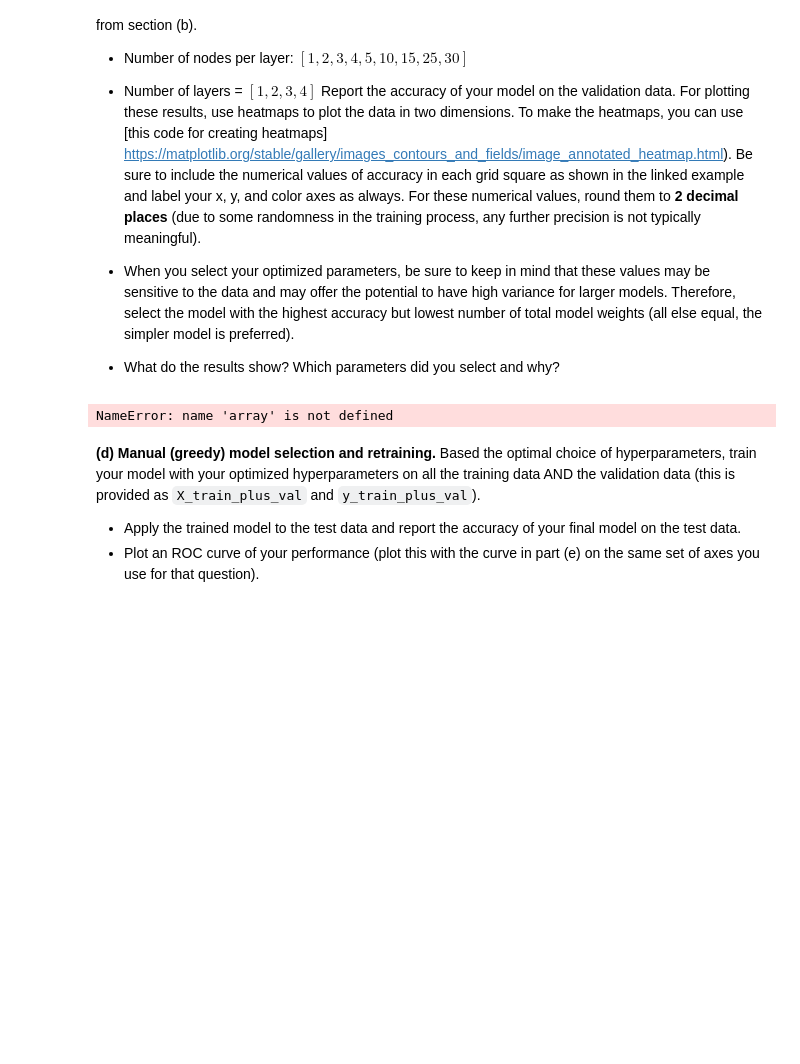
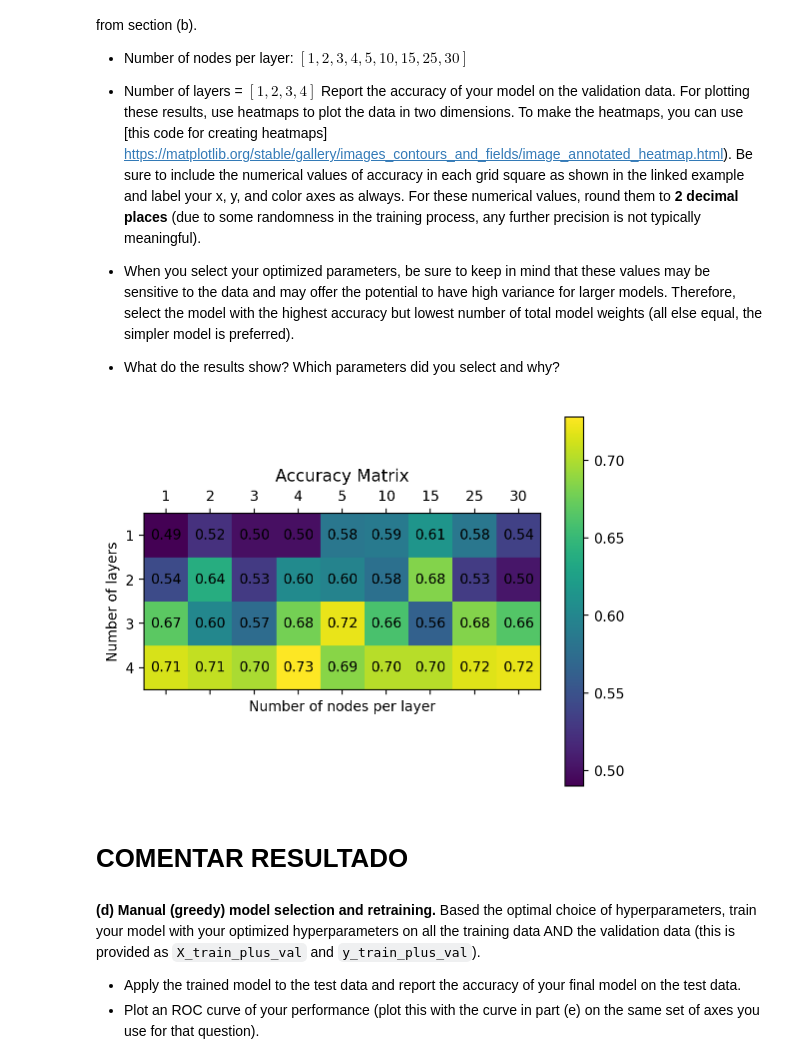
Before and after one commit to BarbaraPFloresRios/IDS705_PrinciplesOfMachineLearning, a Jupyter notebook: Assignment_4_NeuralNetworks/Assignment_4.ipynb, the cells around one changed output. Cells and saved outputs as stored; diff of their text form; code cells hidden in the pictures; blank space fills up the shorter version.

```diff
--- a/Assignment_4_NeuralNetworks/Assignment_4.ipynb
+++ b/Assignment_4_NeuralNetworks/Assignment_4.ipynb
@@ -216,11 +215,9 @@ for i in range(4):
             np.arange(x_min, x_max, 0.02), np.arange(y_min, y_max, 0.02)
         )
 
-        y_train_hat = clf.predict(
-            np.c_[xx.ravel(), yy.ravel()]).reshape(xx.shape)
+        y_train_hat = clf.predict(np.c_[xx.ravel(), yy.ravel()]).reshape(xx.shape)
 
-        axs[i, j].contourf(xx, yy, y_train_hat, alpha=0.8,
-                           cmap=boundary_colors)
+        axs[i, j].contourf(xx, yy, y_train_hat, alpha=0.8, cmap=boundary_colors)
         axs[i, j].scatter(
             X_train[:, 0],
             X_train[:, 1],
@@ -535,14 +529,0 @@ accuracy_matrix = np.array(accuracy_scores_layers).reshape(
-# %%
-accuracy_matrix = array(
-    [
-        [0.5, 0.5, 0.5, 0.5, 0.56, 0.5, 0.5, 0.5, 0.598],
-        [0.5, 0.5, 0.5, 0.666, 0.5, 0.5, 0.5, 0.592, 0.5],
-        [0.5, 0.5, 0.724, 0.724, 0.5, 0.5, 0.708, 0.718, 0.688],
-        [0.694, 0.692, 0.722, 0.5, 0.5, 0.72, 0.724, 0.728, 0.5],
-    ]
-)
-
-n_nodes_list = [1, 2, 3, 4, 5, 10, 15, 25, 30]
-n_layer_list = [1, 2, 3, 4]
-# %% [output]
-NameError: name 'array' is not defined
@@ -636,3 +530,31 @@ plt.show()
+# %%
+fig, ax = plt.subplots()
+
+cax = ax.matshow(accuracy_matrix, cmap="viridis")
+ax.set_xticklabels([""] + n_nodes_list)
+ax.set_yticklabels([""] + n_layer_list)
+
+fig.colorbar(cax)
+
+for i in range(len(n_layer_list)):
+    for j in range(len(n_nodes_list)):
+        plt.text(
+            j,
+            i,
+            f"{accuracy_matrix[i, j]:.2f}",
+            ha="center",
+            va="center",
+            color="black",
+        )
+
+plt.xlabel("Number of nodes per layer")
+plt.ylabel("Number of layers")
+plt.title("Accuracy Matrix")
+plt.show()
+# %% [output]
+[figure, added]
+# %% [markdown]
+# COMENTAR RESULTADO
 # %% [markdown]
 **(d) Manual (greedy) model selection and retraining.** Based the optimal choice of hyperparameters, train your model with your optimized hyperparameters on all the training data AND the validation data (this is provided as `X_train_plus_val` and `y_train_plus_val`).
 - Apply the trained model to the test data and report the accuracy of your final model on the test data.
```
Also changed, not shown: parts of 9 cells of this notebook.
